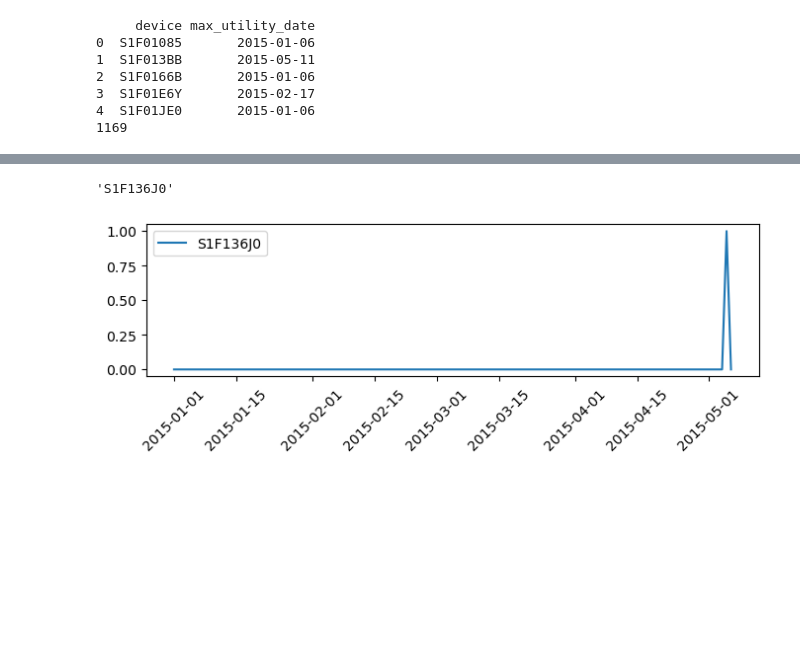
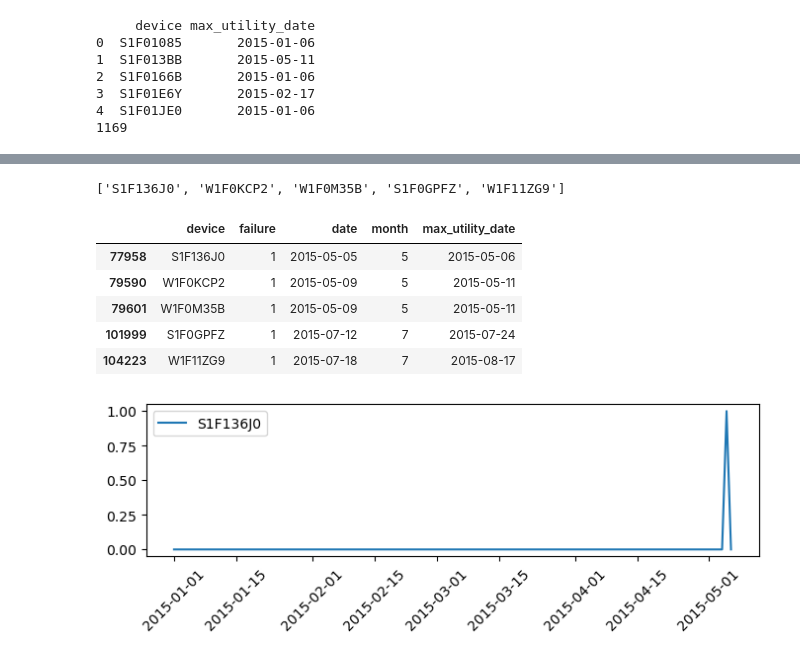
Before and after one commit to tamaricki/Projects, a Jupyter notebook: predictive_maintenance.ipynb, the cells around one changed output, grey strips where cells are left out. Drawn from its saved outputs; the diff is of its cells as text; code cells hidden in the pictures; blank space fills up the shorter version.

```diff
--- a/predictive_maintenance.ipynb
+++ b/predictive_maintenance.ipynb
@@ -212,13 +181,22 @@ norm = data.loc[data.failure==0, ['date', 'failure','device', 'month','max_utili
 fail = data.loc[data.failure==1, ['device', 'failure','date','month', 'max_utility_date']]
 
 fail_devices = fail.device.to_list()
+# %%
+fixed
+# %% [output]
+['S1F136J0', 'W1F0KCP2', 'W1F0M35B', 'S1F0GPFZ', 'W1F11ZG9']
 # %%
-len(fail[fail['date']< fail['max_utility_date']]) # only 5 devices are fixed and put back to production
-fixed_devices = fail[fail['date']< fail['max_utility_date']]['device']
-fixed=fixed_devices.to_list()
-fixed[0]
+#len(fail[fail['date']< fail['max_utility_date']]) # only 5 devices are fixed and put back to production
+fixed_devices = fail[fail['date']< fail['max_utility_date']]
+fixed=fixed_devices['device'].to_list()
+fixed_devices
 # %% [output]
-'S1F136J0'
+|  | device | failure | date | month | max_utility_date |
+| 77958 | S1F136J0 | 1 | 2015-05-05 | 5 | 2015-05-06 |
+| 79590 | W1F0KCP2 | 1 | 2015-05-09 | 5 | 2015-05-11 |
+| 79601 | W1F0M35B | 1 | 2015-05-09 | 5 | 2015-05-11 |
+| 101999 | S1F0GPFZ | 1 | 2015-07-12 | 7 | 2015-07-24 |
+| 104223 | W1F11ZG9 | 1 | 2015-07-18 | 7 | 2015-08-17 |
 # %%
 def plot_device_operation(df, device_number):
     device_df = df.loc[df['device']==device_number][['failure', 'date', 'month']]
```
Also changed, not shown: parts of 32 cells of this notebook.
